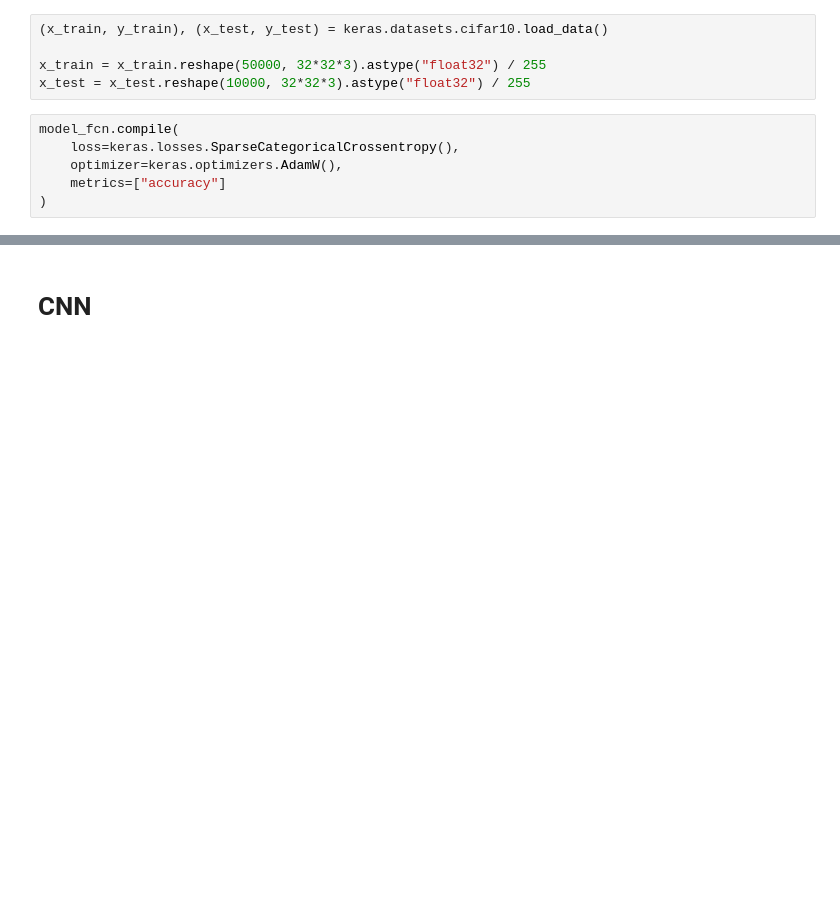
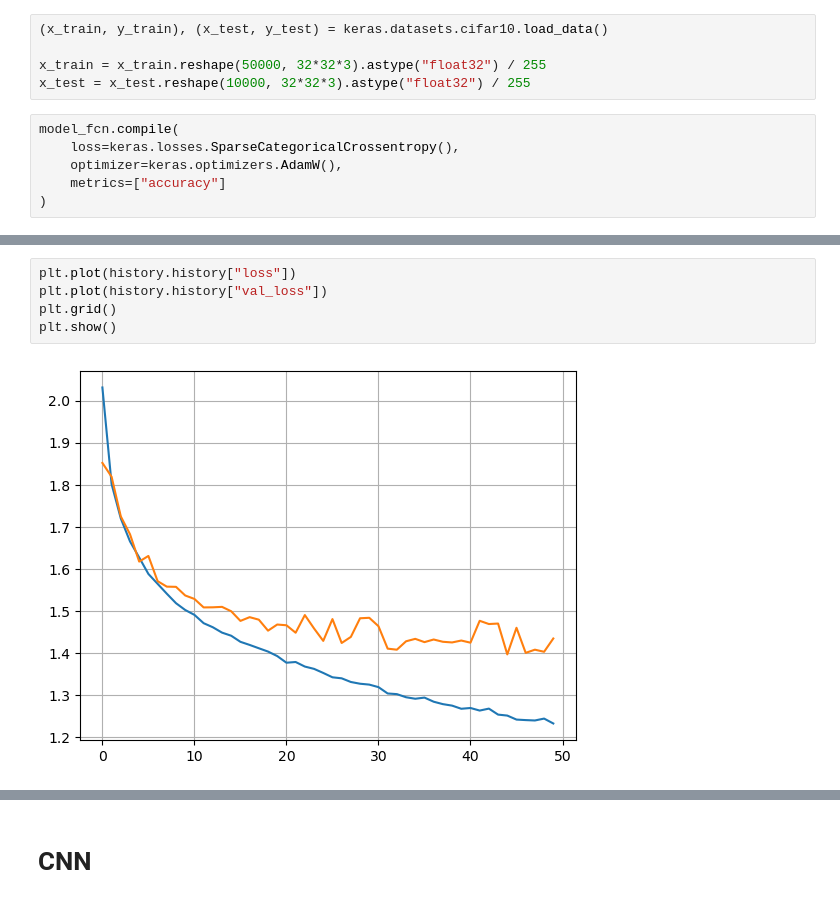
Before and after one commit to Islake/Neuroverkkoprojekti, a Jupyter notebook: CIFAR-10 luokitteluprojekti/CIFAR-10 luokittelu.ipynb, the cells around one changed output, grey strips where cells are left out. Cells and saved outputs as stored; diff of their text form; blank space fills up the shorter version.

```diff
--- a/CIFAR-10 luokitteluprojekti/CIFAR-10 luokittelu.ipynb
+++ b/CIFAR-10 luokitteluprojekti/CIFAR-10 luokittelu.ipynb
@@ -139,0 +115,7 @@ Epoch 50/50
+# %%
+plt.plot(history.history["loss"])
+plt.plot(history.history["val_loss"])
+plt.grid()
+plt.show()
+# %% [output]
+[figure, added]
```
Also changed, not shown: parts of 18 cells of this notebook.
